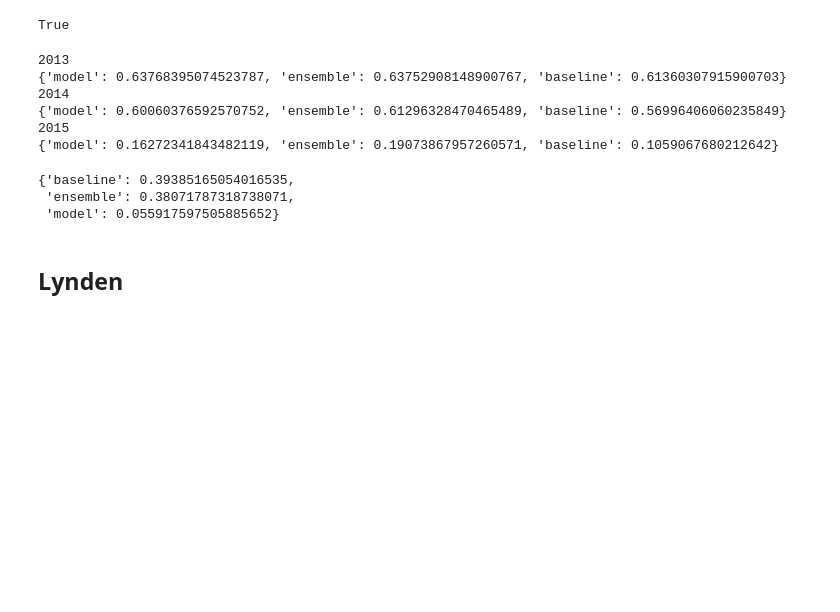
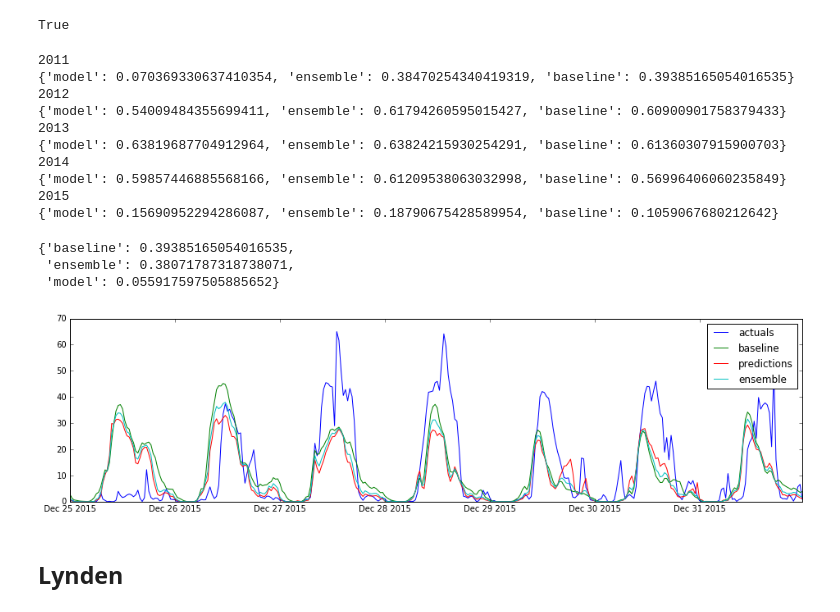
Before and after one commit to jngseattle/BorderCrossing, a Jupyter notebook: code/Model-v2.1-compare_crossings_years.ipynb, the cells around one changed output. Drawn from its saved outputs; the diff is of its cells as text; code cells hidden in the pictures; blank space fills up the shorter version.

```diff
--- a/code/Model-v2.1-compare_crossings_years.ipynb
+++ b/code/Model-v2.1-compare_crossings_years.ipynb
@@ -148,9 +154,9 @@ True
 # %%
 model1_tuned = {}
-for year in range(2013, 2016):
+for year in range(2011, 2016):
     model1_tuned[year] = pr1_tuned[year].get(1)
 # %%
-for year in range(2013, 2016):
+for year in range(2011, 2016):
     print year
     print model1_tuned[year].score()
 # %% [output]
@@ -177,25 +181,33 @@ pr1[2011].ready()
 True
 # %%
 model1 = {}
-for year in range(2013, 2016):
+for year in range(2011, 2016):
     model1[year] = pr1[year].get(1)
 # %%
-for year in range(2013, 2016):
+for year in range(2011, 2016):
     print year
     print model1[year].score()
 # %% [output]
+2011
+{'model': 0.070369330637410354, 'ensemble': 0.38470254340419319, 'baseline': 0.39385165054016535}
+2012
+{'model': 0.54009484355699411, 'ensemble': 0.61794260595015427, 'baseline': 0.60900901758379433}
 2013
-{'model': 0.63768395074523787, 'ensemble': 0.63752908148900767, 'baseline': 0.61360307915900703}
+{'model': 0.63819687704912964, 'ensemble': 0.63824215930254291, 'baseline': 0.61360307915900703}
 2014
-{'model': 0.60060376592570752, 'ensemble': 0.61296328470465489, 'baseline': 0.56996406060235849}
+{'model': 0.59857446885568166, 'ensemble': 0.61209538063032998, 'baseline': 0.56996406060235849}
 2015
-{'model': 0.16272341843482119, 'ensemble': 0.19073867957260571, 'baseline': 0.1059067680212642}
+{'model': 0.15690952294286087, 'ensemble': 0.18790675428589954, 'baseline': 0.1059067680212642}
 # %%
 pr1[2011].get(1).score()
 # %% [output]
 {'baseline': 0.39385165054016535,
  'ensemble': 0.38071787318738071,
  'model': 0.055917597505885652}
+# %%
+model_plot(model1[2015], dt.date(2015, 12, 25), dt.date(2016, 1, 1))
+# %% [output]
+[figure, added]
 # %% [markdown]
 ## Lynden
 # %% [markdown]
```
Also changed, not shown: parts of 16 cells of this notebook.
